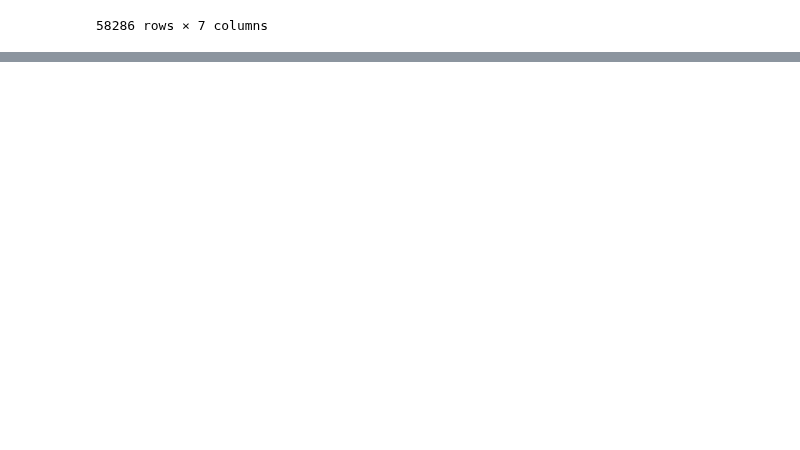
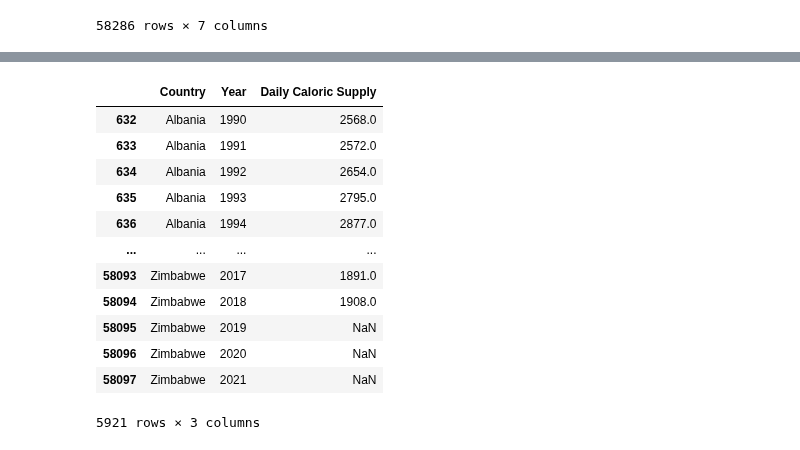
Before and after one commit to AndrewZinc/Expect_Life-Redux, a Jupyter notebook: Clean_Data/Data_Cleaning_Jupyter_notebooks/data_cleaning-daily_caloric_supply.ipynb, the cells around one changed output, grey strips where cells are left out. Saved outputs shown, nothing was run; the diff lists cells and outputs as text; code cells hidden in the pictures; blank space fills up the shorter version.

```diff
--- a/Clean_Data/Data_Cleaning_Jupyter_notebooks/data_cleaning-daily_caloric_supply.ipynb
+++ b/Clean_Data/Data_Cleaning_Jupyter_notebooks/data_cleaning-daily_caloric_supply.ipynb
@@ -174,3 +164,20 @@ dcs_clean_df
+# %%
+dcs_clean_df = dcs_clean_df.sort_values(['Country','Year'], axis=0)
+dcs_clean_df
+# %% [output]
+|  | Country | Year | Daily Caloric Supply |
+| 632 | Albania | 1990 | 2568.0 |
+| 633 | Albania | 1991 | 2572.0 |
+| 634 | Albania | 1992 | 2654.0 |
+| 635 | Albania | 1993 | 2795.0 |
+| 636 | Albania | 1994 | 2877.0 |
+| ... | ... | ... | ... |
+| 58093 | Zimbabwe | 2017 | 1891.0 |
+| 58094 | Zimbabwe | 2018 | 1908.0 |
+| 58095 | Zimbabwe | 2019 | NaN |
+| 58096 | Zimbabwe | 2020 | NaN |
+| 58097 | Zimbabwe | 2021 | NaN |
+5921 rows × 3 columns
 # %%
 dcs_clean_df.to_csv('../../Clean_Data/Clean_CSV_Files/daily_calorie_supply.csv', index=False)
 # %%
```
Also changed, not shown: parts of 13 cells of this notebook, 3 other files.
